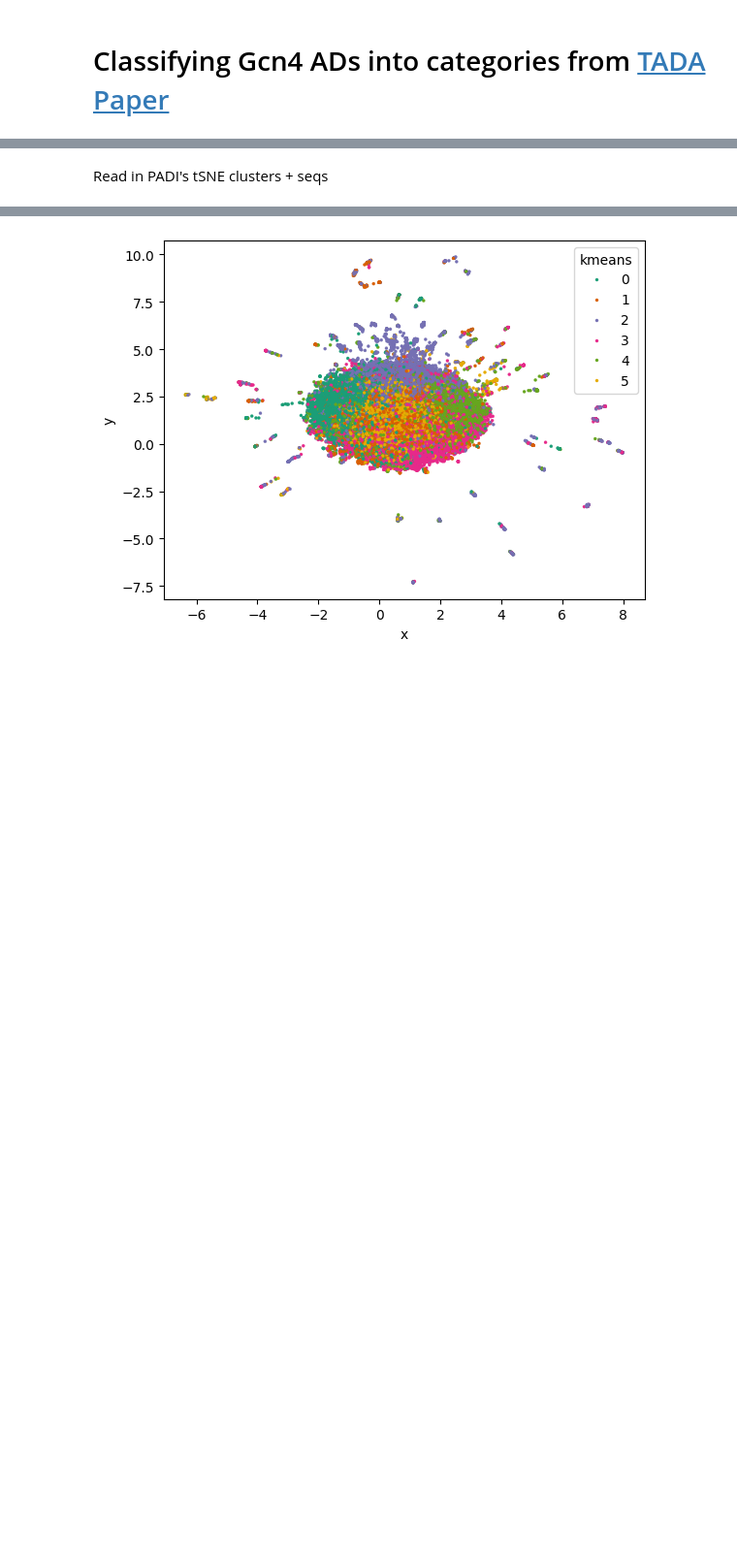
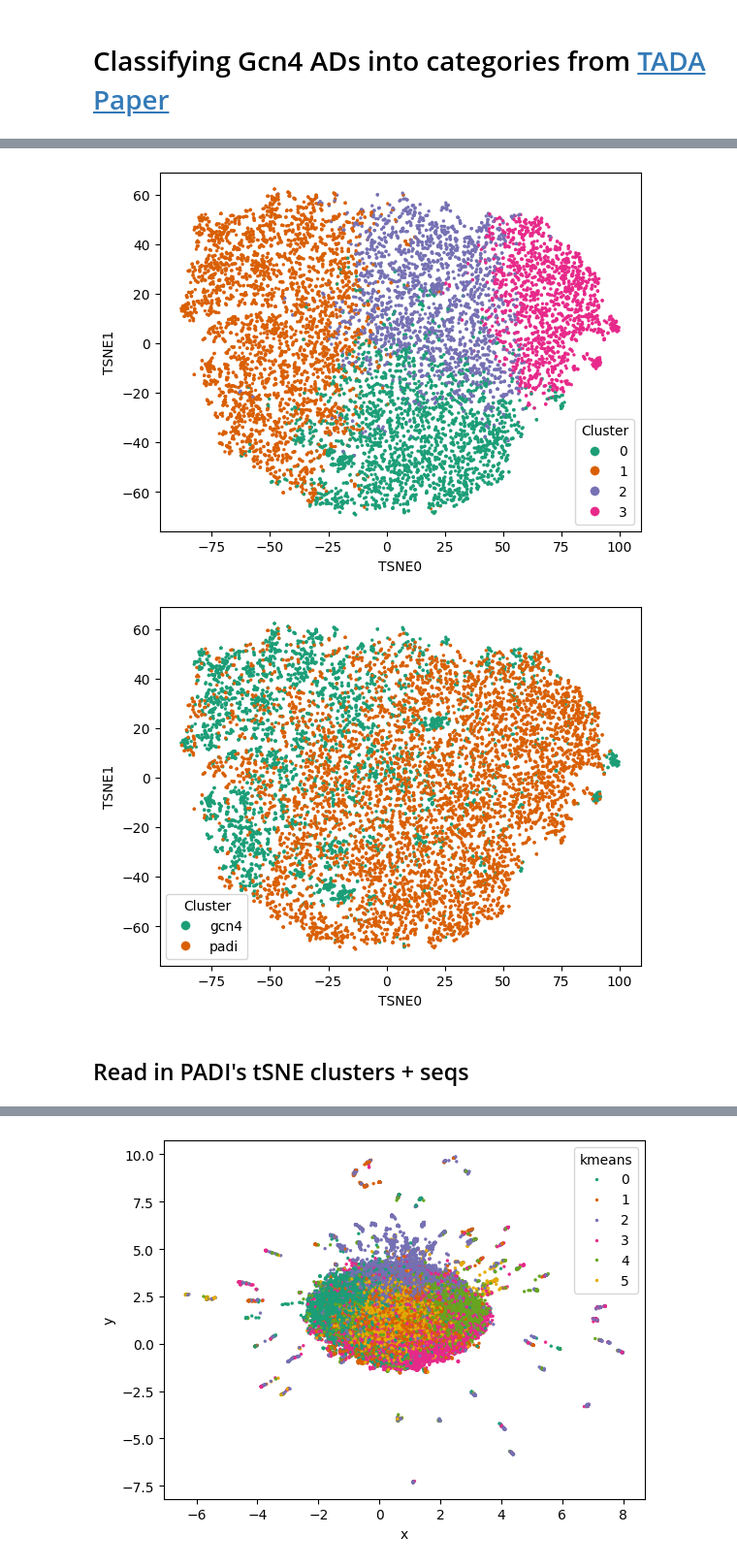
Before and after one commit to staller-lab/ADHunter-DeepLift, a Jupyter notebook: notebooks/250310_tada_classification.ipynb, the cells around one changed output, grey strips where cells are left out. Shown at 97% size. Drawn from its saved outputs; the diff is of its cells as text; code cells hidden in the pictures; blank space fills up the shorter version.

```diff
--- a/notebooks/250310_tada_classification.ipynb
+++ b/notebooks/250310_tada_classification.ipynb
@@ -67,5 +200,25 @@ plt.show()
+# %%
+X_tsne = TSNE(n_jobs=-1).fit_transform(X_pca)
+# %%
+x_tsne, y_tsne = X_tsne.transpose()
+# df.loc[:, ["X_tsne", "y_TSNE"]] = (x, y)
+df["TSNE0"] = x_tsne
+df["TSNE1"] = y_tsne
+sns.scatterplot(df,
+                x='TSNE0', y='TSNE1', hue='kmeans',
+                edgecolor=None, s=5, palette="Dark2")
+plt.legend(markerscale=3, title="Cluster")
+plt.show()
+sns.scatterplot(df,
+                x='TSNE0', y='TSNE1', hue='dataset',
+                edgecolor=None, s=5, palette="Dark2")
+plt.legend(markerscale=3, title="Cluster")
+plt.show()
+# %% [output]
+[figure, added]
+[figure, added]
 # %% [markdown]
-Read in PADI's tSNE clusters + seqs
+## Read in PADI's tSNE clusters + seqs
 # %%
 padi = pd.read_csv("../data/tsne-clustering_6clusters.csv")
 padi_seqs = padi["sequence"]
```
Also changed, not shown: parts of 11 cells of this notebook, 2 other files.
